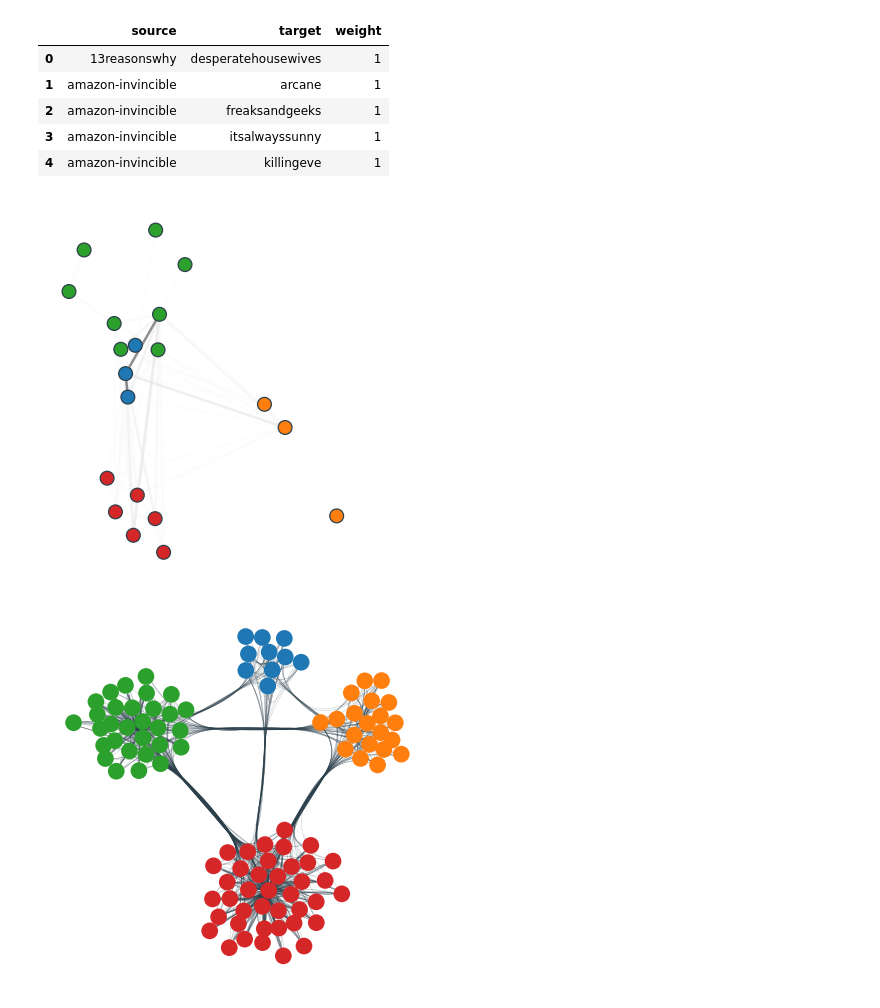
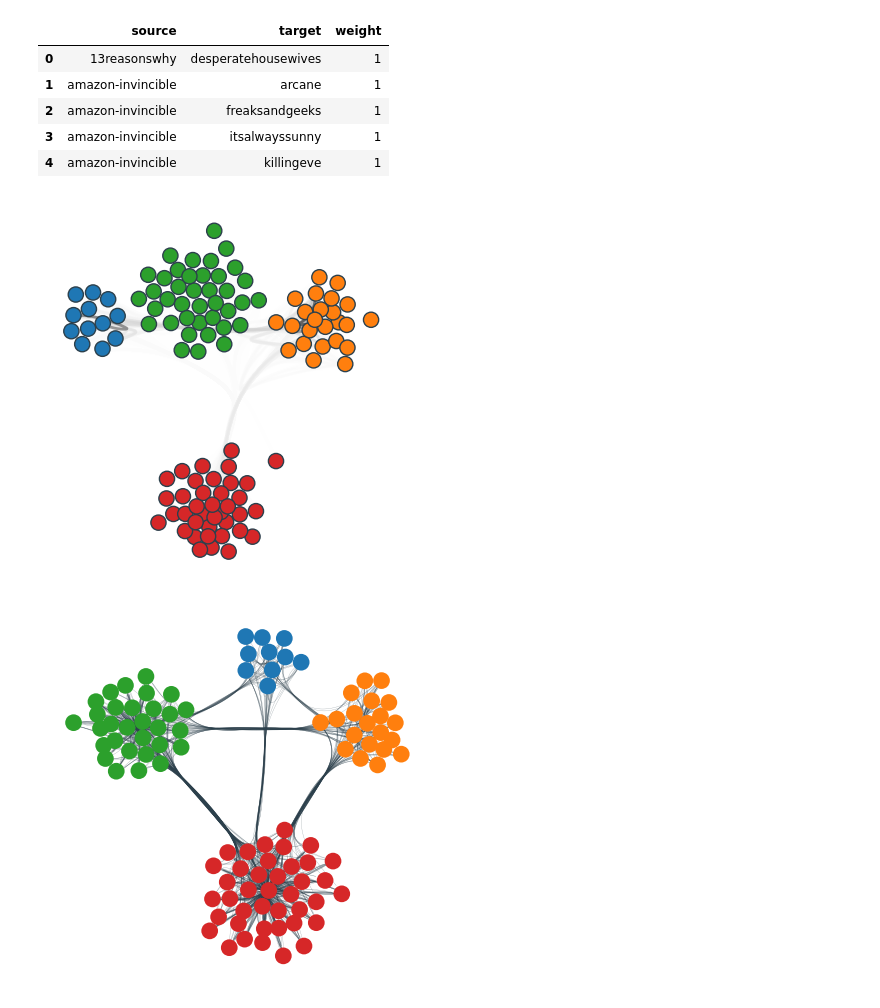
Before and after one commit to DanielBarabas/prog2_3rd_assignment_group, a Jupyter notebook: series-actor-network.ipynb, the cells around one changed output. Saved outputs shown, nothing was run; the diff lists cells and outputs as text; code cells hidden in the pictures.

```diff
--- a/series-actor-network.ipynb
+++ b/series-actor-network.ipynb
@@ -290,16 +290,17 @@ weight_edge_df.head()
 | 4 | amazon-invincible | killingeve | 1 |
 # %%
 
-Graph(random_subgraph,
+Graph(weighted_graph,
       node_color=node_color, # indicates the community each belongs to
       #node_edge_width=1,     # no black border around nodes
       edge_width=1,        # use thin edges, as they carry no information in this visualisation
       edge_alpha=0.5,        # low edge alpha values accentuates bundles as they appear darker than single edges
       node_layout='community', node_layout_kwargs=dict(node_to_community=node_to_community),
+      edge_layout='bundled', edge_layout_kwargs=dict(k=200),
 )
 plt.show()
 # %% [output]
-[figure, old version]
+[figure, new version]
 # %%
 partition_sizes = [10, 20, 30, 40]
 g = nx.random_partition_graph(partition_sizes, 0.5, 0.1)
```
Also changed, not shown: 1 other file.
